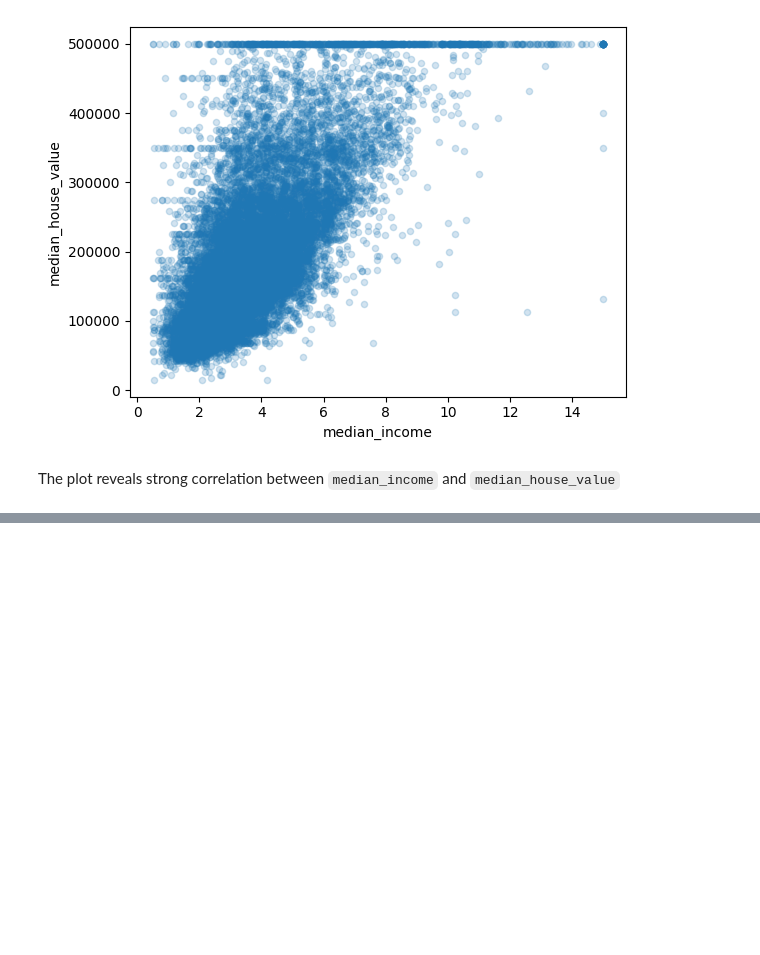
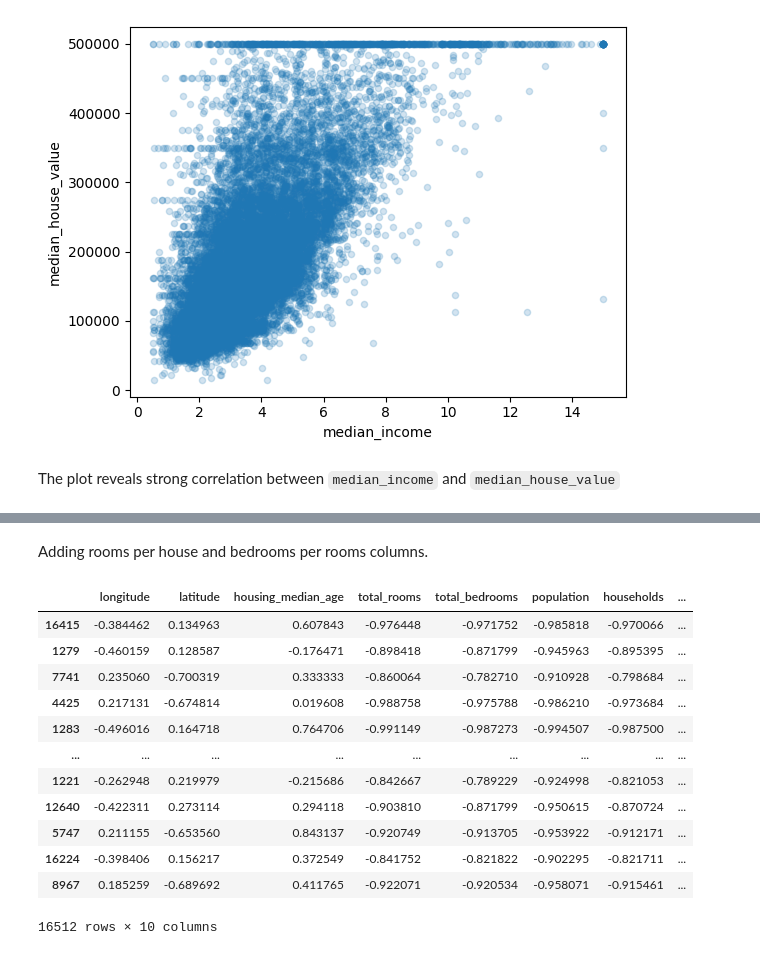
Before and after one commit to nav500/housing-price-prediction, a Jupyter notebook: house-price-prediction.ipynb, the cells around one changed output, grey strips where cells are left out. Drawn from its saved outputs; the diff is of its cells as text; code cells hidden in the pictures; blank space fills up the shorter version.

```diff
--- a/house-price-prediction.ipynb
+++ b/house-price-prediction.ipynb
@@ -214,0 +255,14 @@ The plot reveals strong correlation between `median_income` and `median_house_va
+# %%
+from sklearn.impute import SimpleImputer
+
+imputer = SimpleImputer(strategy="median")
+
+# selecting only numerical attributes
+housing_num = housing.select_dtypes(include=[np.number])
+
+imputer.fit(housing_num)
+
+# transform the training set by replacing missing values with median values
+housing_num_np = imputer.transform(housing_num)
+# %%
+housing_num = pd.DataFrame(housing_num_np, columns=imputer.get_feature_names_out(), index=housing_num.index)
@@ -214,0 +327,31 @@ The plot reveals strong correlation between `median_income` and `median_house_va
+# %% [markdown]
+Adding rooms per house and bedrooms per rooms columns.
+# %%
+housing_num["rooms_per_house"] = housing_num["total_rooms"]/housing_num["households"]
+housing_num["bedrooms_per_room"] = housing_num["total_bedrooms"]/housing_num["total_rooms"]
+# %%
+from sklearn.preprocessing import MinMaxScaler
+
+min_max_scalar = MinMaxScaler(feature_range=(-1, 1))
+
+housing_num_scaled_np = min_max_scalar.fit_transform(housing_num)
+housing_num_scaled = pd.DataFrame(housing_num_scaled_np, columns=housing_num.columns, index=housing_num.index)
+
+housing_label_scaled_np = min_max_scalar.fit_transform(housing_labels)
+housing_labels_scaled = pd.DataFrame(housing_label_scaled_np, columns=housing_labels.columns, index=housing_labels.index)
+# %%
+housing_num_scaled
+# %% [output]
+|  | longitude | latitude | housing_median_age | total_rooms | total_bedrooms | population | households | ... |
+| 16415 | -0.384462 | 0.134963 | 0.607843 | -0.976448 | -0.971752 | -0.985818 | -0.970066 | ... |
+| 1279 | -0.460159 | 0.128587 | -0.176471 | -0.898418 | -0.871799 | -0.945963 | -0.895395 | ... |
+| 7741 | 0.235060 | -0.700319 | 0.333333 | -0.860064 | -0.782710 | -0.910928 | -0.798684 | ... |
+| 4425 | 0.217131 | -0.674814 | 0.019608 | -0.988758 | -0.975788 | -0.986210 | -0.973684 | ... |
+| 1283 | -0.496016 | 0.164718 | 0.764706 | -0.991149 | -0.987273 | -0.994507 | -0.987500 | ... |
+| ... | ... | ... | ... | ... | ... | ... | ... | ... |
+| 1221 | -0.262948 | 0.219979 | -0.215686 | -0.842667 | -0.789229 | -0.924998 | -0.821053 | ... |
+| 12640 | -0.422311 | 0.273114 | 0.294118 | -0.903810 | -0.871799 | -0.950615 | -0.870724 | ... |
+| 5747 | 0.211155 | -0.653560 | 0.843137 | -0.920749 | -0.913705 | -0.953922 | -0.912171 | ... |
+| 16224 | -0.398406 | 0.156217 | 0.372549 | -0.841752 | -0.821822 | -0.902295 | -0.821711 | ... |
+| 8967 | 0.185259 | -0.689692 | 0.411765 | -0.922071 | -0.920534 | -0.958071 | -0.915461 | ... |
+16512 rows × 10 columns
```
Also changed, not shown: parts of 44 cells of this notebook.
